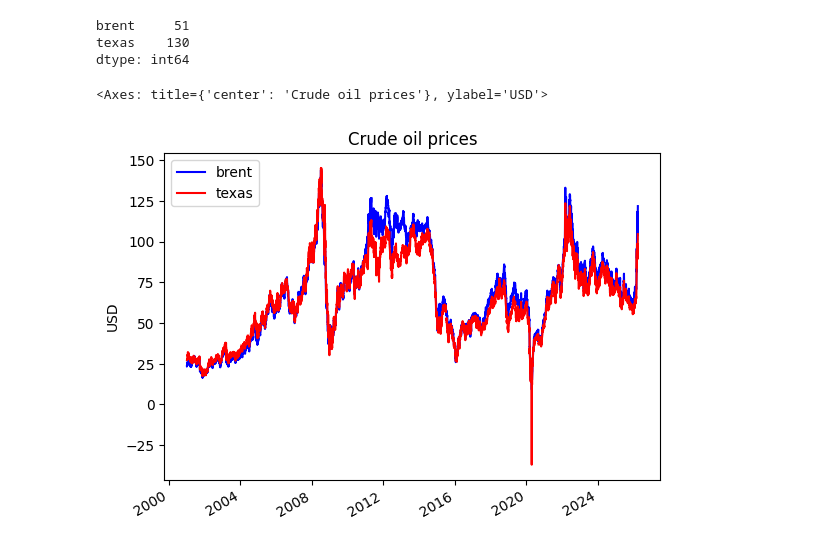
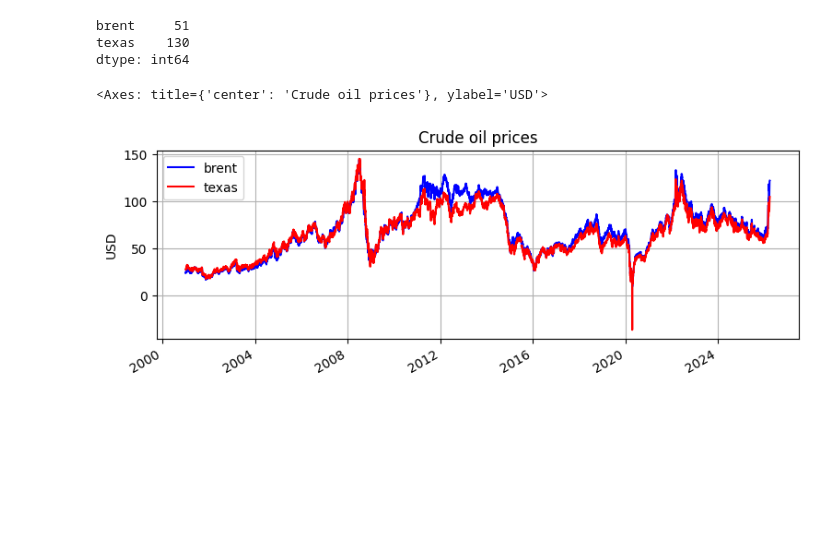
Before and after one commit to samkennerly/chengdu, a Jupyter notebook: science/projects/oil.ipynb, the cells around one changed output. Drawn from its saved outputs; the diff is of its cells as text; code cells hidden in the pictures; blank space fills up the shorter version.

```diff
--- a/science/projects/oil.ipynb
+++ b/science/projects/oil.ipynb
@@ -70,13 +77,16 @@ brent     51
 texas    130
 dtype: int64
 # %%
+# Plot both columns. Do they look wrong?
 plotkw = {
     "title": "Crude oil prices",
     "ylabel": "USD",
     "color": 'br',
+    "figsize": (9,3),
+    "grid": True,
 }
 prices.plot(**plotkw)
 # %% [output]
 <Axes: title={'center': 'Crude oil prices'}, ylabel='USD'>
-[figure, old version]
+[figure, new version]
 # %%
```
Also changed, not shown: parts of 3 cells of this notebook.
